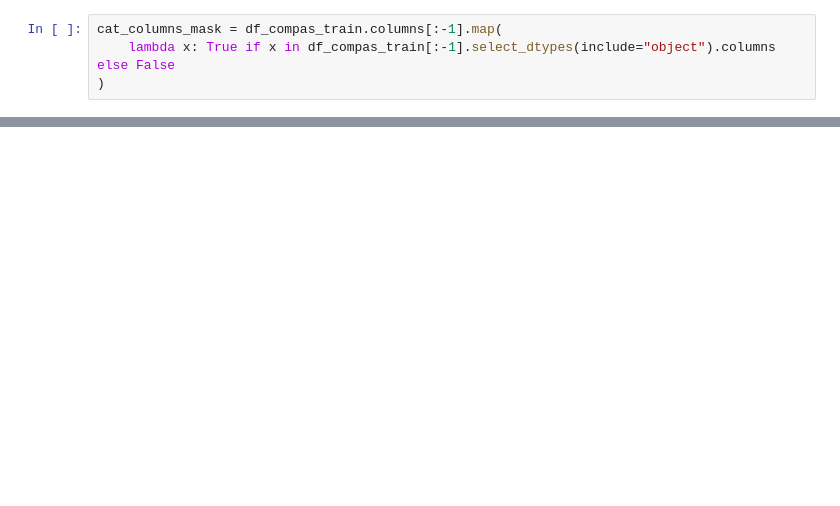
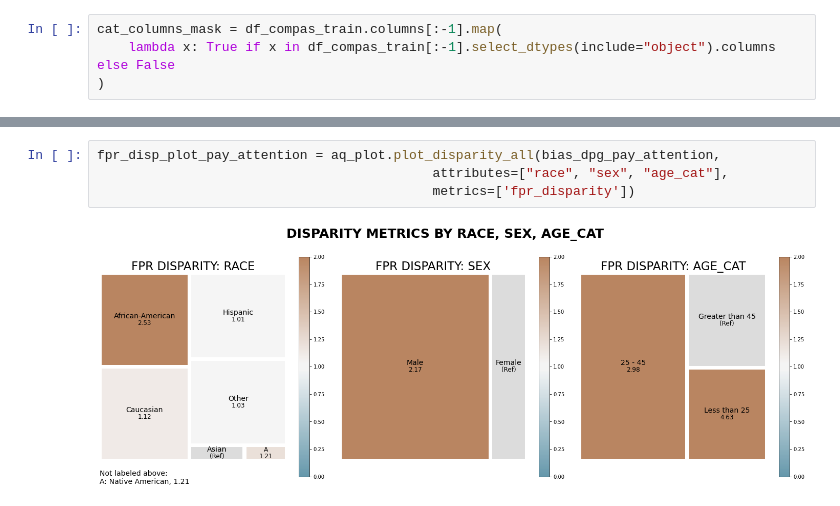
Before and after one commit to chsafouane/aequitas_disc, a Jupyter notebook: notebooks/fairlearn_presentation.ipynb, the cells around one changed output, grey strips where cells are left out. Cells and saved outputs as stored; diff of their text form; blank space fills up the shorter version.

```diff
--- a/notebooks/fairlearn_presentation.ipynb
+++ b/notebooks/fairlearn_presentation.ipynb
@@ -91,0 +260,6 @@ initial
+# %%
+fpr_disp_plot_pay_attention = aq_plot.plot_disparity_all(bias_dpg_pay_attention,
+                                           attributes=["race", "sex", "age_cat"],
+                                           metrics=['fpr_disparity'])
+# %% [output]
+[figure, added]
```
Also changed, not shown: parts of 47 cells of this notebook, 1 other file.
